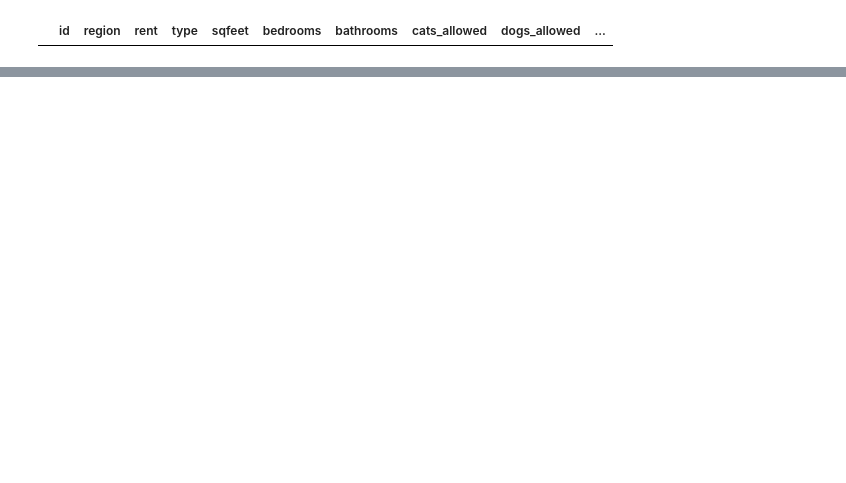
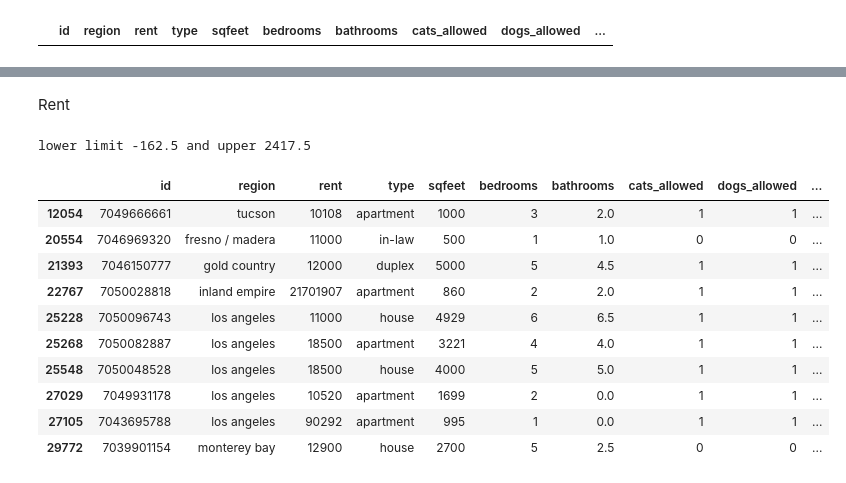
Before and after one commit to hermstefanny/rental_demand_analysis, a Jupyter notebook: cleaning_pre_script.ipynb, the cells around one changed output, grey strips where cells are left out. Saved outputs shown, nothing was run; the diff lists cells and outputs as text; code cells hidden in the pictures; blank space fills up the shorter version.

Commit message:
-m region explored, rent outliers definition

```diff
--- a/cleaning_pre_script.ipynb
+++ b/cleaning_pre_script.ipynb
@@ -106,0 +129,39 @@ rental_data_ver1[~((rental_data_ver1['demand'] == 'yes' ) | (rental_data_ver1['d
+# %% [markdown]
+Rent
+# %%
+#Displaying values by attribute 'rent'
+rent_summary = rental_data_ver1['rent'].describe()
+#display(rent_summary)
+#display(rental_data_ver1['rent'].value_counts().sort_index())
+
+
+#searching for outliers
+rent_q1 = rent_summary.loc['25%']
+rent_q3 = rent_summary.loc['75%']
+rent_iqr = rent_q3 - rent_q1
+
+lower_rent_limit = rent_q1 - 1.5 * rent_iqr
+upper_rent_limit = rent_q3 + 1.5 * rent_iqr
+print(f'lower limit {lower_rent_limit} and upper {upper_rent_limit}')
+# %% [output]
+lower limit -162.5 and upper 2417.5
+# %%
+rent_outliers_max = rental_data_ver1['rent']>upper_rent_limit
+# %%
+rent_outliers_min = (rental_data_ver1['rent']<=lower_rent_limit) & (rental_data_ver1['rent']>0)
+# %%
+rent_outliers = rent_outliers_max + rent_outliers_min
+# %%
+rental_data_ver1[rent_outliers]
+# %% [output]
+|  | id | region | rent | type | sqfeet | bedrooms | bathrooms | cats_allowed | dogs_allowed | ... |
+| 12054 | 7049666661 | tucson | 10108 | apartment | 1000 | 3 | 2.0 | 1 | 1 | ... |
+| 20554 | 7046969320 | fresno / madera | 11000 | in-law | 500 | 1 | 1.0 | 0 | 0 | ... |
+| 21393 | 7046150777 | gold country | 12000 | duplex | 5000 | 5 | 4.5 | 1 | 1 | ... |
+| 22767 | 7050028818 | inland empire | 21701907 | apartment | 860 | 2 | 2.0 | 1 | 1 | ... |
+| 25228 | 7050096743 | los angeles | 11000 | house | 4929 | 6 | 6.5 | 1 | 1 | ... |
+| 25268 | 7050082887 | los angeles | 18500 | apartment | 3221 | 4 | 4.0 | 1 | 1 | ... |
+| 25548 | 7050048528 | los angeles | 18500 | house | 4000 | 5 | 5.0 | 1 | 1 | ... |
+| 27029 | 7049931178 | los angeles | 10520 | apartment | 1699 | 2 | 0.0 | 1 | 1 | ... |
+| 27105 | 7043695788 | los angeles | 90292 | apartment | 995 | 1 | 0.0 | 1 | 1 | ... |
+| 29772 | 7039901154 | monterey bay | 12900 | house | 2700 | 5 | 2.5 | 0 | 0 | ... |
```
Also changed, not shown: parts of 5 cells of this notebook.
